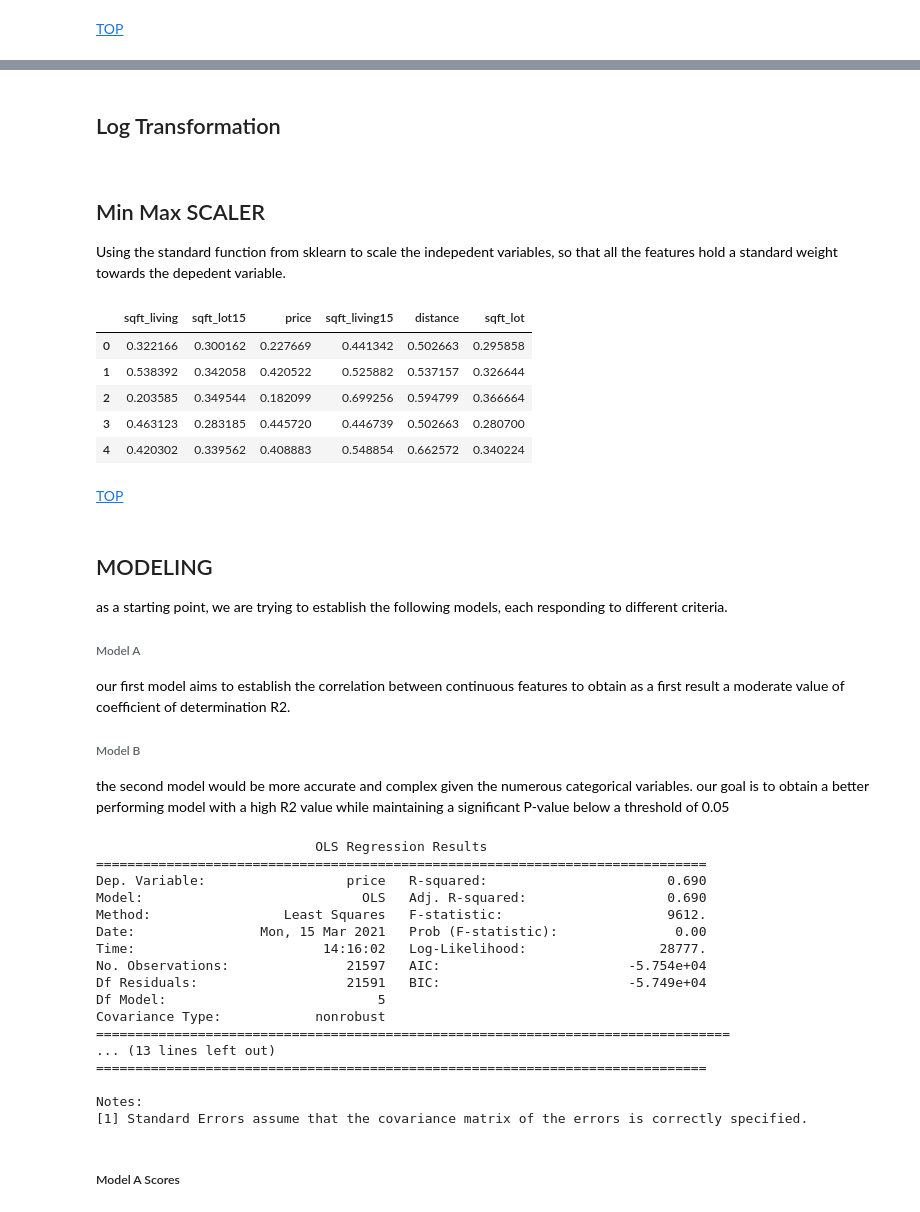
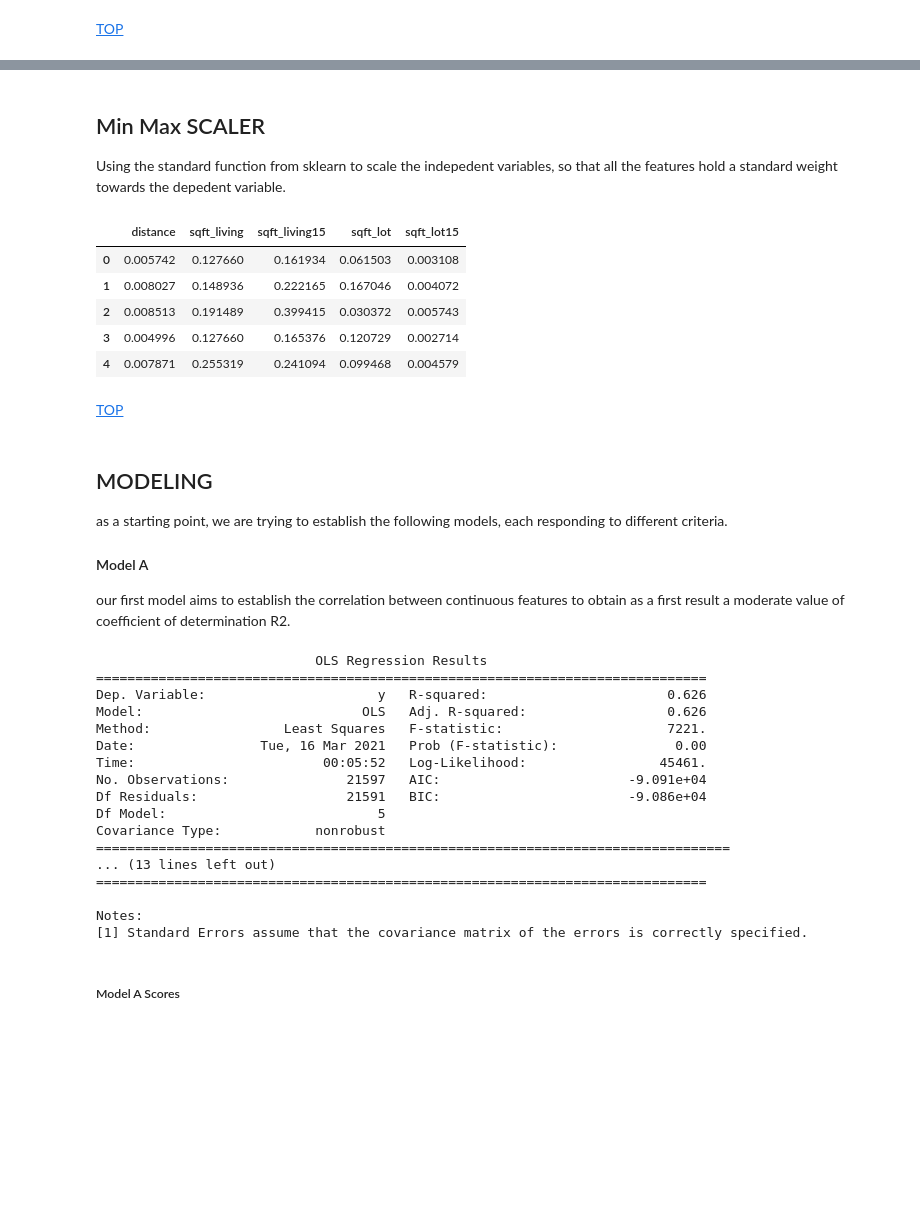
Before and after one commit to akladyous/King-County-Housing-Analysis, a Jupyter notebook: index.ipynb, the cells around one changed output, grey strips where cells are left out. Saved outputs shown, nothing was run; the diff lists cells and outputs as text; code cells hidden in the pictures; blank space fills up the shorter version.

```diff
--- a/index.ipynb
+++ b/index.ipynb
@@ -472,46 +466,34 @@ sns.pairplot(df_features, diag_kind="kde")
-# %% [markdown]
-<h2 id="log_transform">Log Transformation</h2>
-<p style="color:DodgerBlue;"></p><p style="color:DodgerBlue;"></p>
-# %%
-log_transformer = FunctionTransformer(np.log)
-for col in df_features.columns: #.difference(['price']):
-    df_features[col] = FunctionTransformer(np.log).transform(df_features[col])
 # %% [markdown]
 <h2 id="standard_scaler">Min Max SCALER</h2>
-<p style="color:Black;">Using the standard  function from sklearn to scale the indepedent variables, so that all the features hold a standard weight towards the depedent variable.</p>
+<p>Using the standard  function from sklearn to scale the indepedent variables, so that all the features hold a standard weight towards the depedent variable.</p>
-# %%
-scaler = MinMaxScaler()
-
-for col in df_features.columns: #.difference(['price']):
-    df_features[col] = scaler.fit_transform(df_features[col].values.reshape(-1,1))
-# %%
-df_features.head()
-# %% [output]
-|  | sqft_living | sqft_lot15 | price | sqft_living15 | distance | sqft_lot |
-| 0 | 0.322166 | 0.300162 | 0.227669 | 0.441342 | 0.502663 | 0.295858 |
-| 1 | 0.538392 | 0.342058 | 0.420522 | 0.525882 | 0.537157 | 0.326644 |
-| 2 | 0.203585 | 0.349544 | 0.182099 | 0.699256 | 0.594799 | 0.366664 |
-| 3 | 0.463123 | 0.283185 | 0.445720 | 0.446739 | 0.502663 | 0.280700 |
-| 4 | 0.420302 | 0.339562 | 0.408883 | 0.548854 | 0.662572 | 0.340224 |
+# %%
+x_scaler    = MinMaxScaler()
+y_scaler    = MinMaxScaler()
+
+y           = y_scaler.fit_transform(df.price.values.reshape(-1,1))
+x_scaled    = x_scaler.fit_transform(df_features.drop(labels=['price'], axis=1))
+df_features = pd.DataFrame(x_scaled, columns=df_features.columns.difference(['price']))
+df_features.head()
+# %% [output]
+|  | distance | sqft_living | sqft_living15 | sqft_lot | sqft_lot15 |
+| 0 | 0.005742 | 0.127660 | 0.161934 | 0.061503 | 0.003108 |
+| 1 | 0.008027 | 0.148936 | 0.222165 | 0.167046 | 0.004072 |
+| 2 | 0.008513 | 0.191489 | 0.399415 | 0.030372 | 0.005743 |
+| 3 | 0.004996 | 0.127660 | 0.165376 | 0.120729 | 0.002714 |
+| 4 | 0.007871 | 0.255319 | 0.241094 | 0.099468 | 0.004579 |
 # %% [markdown]
 <a href="#top">TOP</a>
 # %% [markdown]
 <h2 id="standard_scaler">MODELING</h2>
-<p style="color:Black;">
+<p>
 as a starting point, we are trying to establish the following models, each responding to different criteria.</p>
 
 
-<h6 id="standard_scaler">Model A</h6>
-<p style="color:Black;">
+<h4 id="standard_scaler">Model A</h4>
+<p>
 our  first model aims to establish the correlation between continuous features to obtain as a first result a moderate value of coefficient of determination R2.</p>
-
-
-<h6 id="standard_scaler">Model B</h6>
-<p style="color:Black;">
-the second model would be more accurate and complex given the numerous categorical variables. our goal is to obtain a better performing model with a high R2 value while maintaining a significant P-value below a threshold of 0.05</p>
 # %%
-y            = df_features['price']
-x            = df_features.drop(labels=['price'], axis=1)
+x            = df_features
 x            = sm.add_constant(x)
 
 model_a      = sm.OLS(y, x).fit()
@@ -520,13 +502,13 @@ print(str(model_a.summary()))
 # %% [output]
                             OLS Regression Results
 ==============================================================================
-Dep. Variable:                  price   R-squared:                       0.690
-Model:                            OLS   Adj. R-squared:                  0.690
-Method:                 Least Squares   F-statistic:                     9612.
-Date:                Mon, 15 Mar 2021   Prob (F-statistic):               0.00
-Time:                        14:16:02   Log-Likelihood:                 28777.
-No. Observations:               21597   AIC:                        -5.754e+04
-Df Residuals:                   21591   BIC:                        -5.749e+04
+Dep. Variable:                      y   R-squared:                       0.626
+Model:                            OLS   Adj. R-squared:                  0.626
+Method:                 Least Squares   F-statistic:                     7221.
+Date:                Tue, 16 Mar 2021   Prob (F-statistic):               0.00
+Time:                        00:05:52   Log-Likelihood:                 45461.
+No. Observations:               21597   AIC:                        -9.091e+04
+Df Residuals:                   21591   BIC:                        -9.086e+04
 Df Model:                           5
 Covariance Type:            nonrobust
 =================================================================================
```
Also changed, not shown: parts of 35 cells of this notebook, 3 other files.
